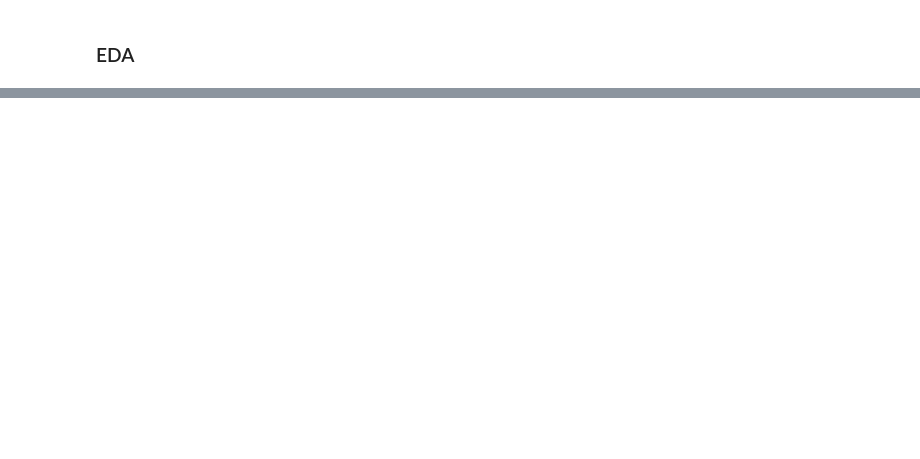
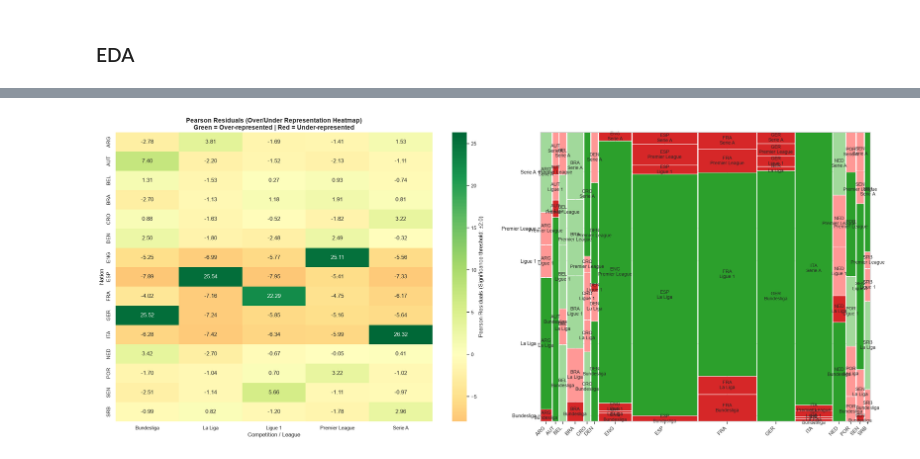
Before and after one commit to Scott-Trowers/player-architects, a Jupyter notebook: notebooks/season2122_eda.ipynb, the cells around one changed output, grey strips where cells are left out. Drawn from its saved outputs; the diff is of its cells as text; code cells hidden in the pictures; blank space fills up the shorter version.

```diff
--- a/notebooks/season2122_eda.ipynb
+++ b/notebooks/season2122_eda.ipynb
@@ -378,0 +516,51 @@ quantitative_columns = list(aggregated_player_data.select_dtypes(include='number
+# %%
+fig = plt.figure(figsize=(24, 10))
+gs = fig.add_gridspec(1, 2, width_ratios=[1.2, 1])
+
+# Plot A: Residual Heatmap (Crucial for reading 15x5 categories cleanly)
+ax_heatmap = fig.add_subplot(gs[0, 0])
+sns.heatmap(
+  residuals,
+  annot=True,
+  fmt=".2f",
+  cmap="RdYlGn",
+  center=0,
+  cbar_kws={'label': 'Pearson Residuals (Significance threshold: ±2.0)'},
+  ax=ax_heatmap
+)
+ax_heatmap.set_title("Pearson Residuals (Over/Under Representation Heatmap)\nGreen = Over-represented | Red = Under-represented", fontsize=14, fontweight="bold")
+ax_heatmap.set_xlabel("Competition / League")
+ax_heatmap.set_ylabel("Nation")
+
+# Plot B: Mosaic Plot (Colored by Pearson Residual significance)
+ax_mosaic = fig.add_subplot(gs[0, 1])
+
+def cell_properties(key):
+# key is a tuple (Nation, Comp)
+  nation, comp = key
+  if nation in residuals.index and comp in residuals.columns:
+      res = residuals.loc[nation, comp]
+      if res > 2.0:
+          color = '#2ca02c'   # Statistically significant over-representation (Dark Green)
+      elif res < -2.0:
+          color = '#d62728'   # Statistically significant under-representation (Dark Red)
+      elif res > 0:
+          color = '#a1d99b'   # Mild/non-significant over-representation (Light Green)
+      else:
+          color = '#ff9896'   # Mild/non-significant under-representation (Light Red)
+  else:
+      color = '#f0f0f0'
+  return {'color': color, 'edgecolor': 'white'}
+
+# Create Mosaic Plot using statsmodels
+mosaic(
+  df_filtered,
+  ['Nation', 'Comp'],
+  properties=cell_properties,
+  ax=ax_mosaic)
+# Rotate labels on mosaic plot for legibility
+plt.setp(ax_mosaic.get_xticklabels(), rotation=45, ha='right')
+plt.tight_layout()
+plt.show()
+# %% [output]
+[figure, added]
```
Also changed, not shown: parts of 12 cells of this notebook, 2 other files.
